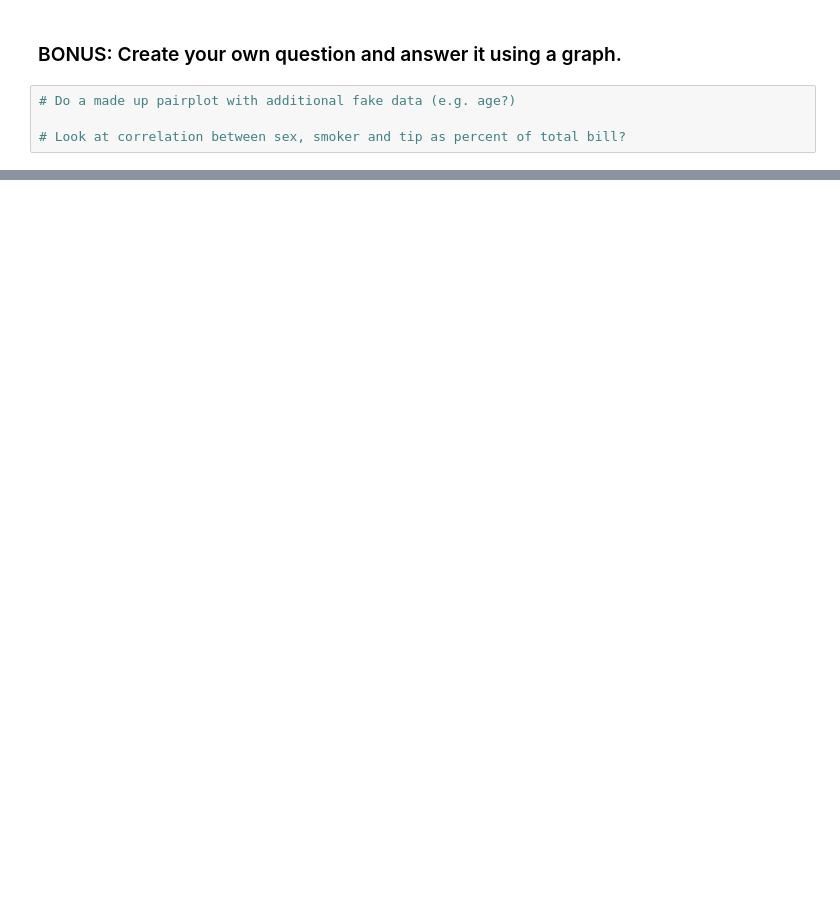
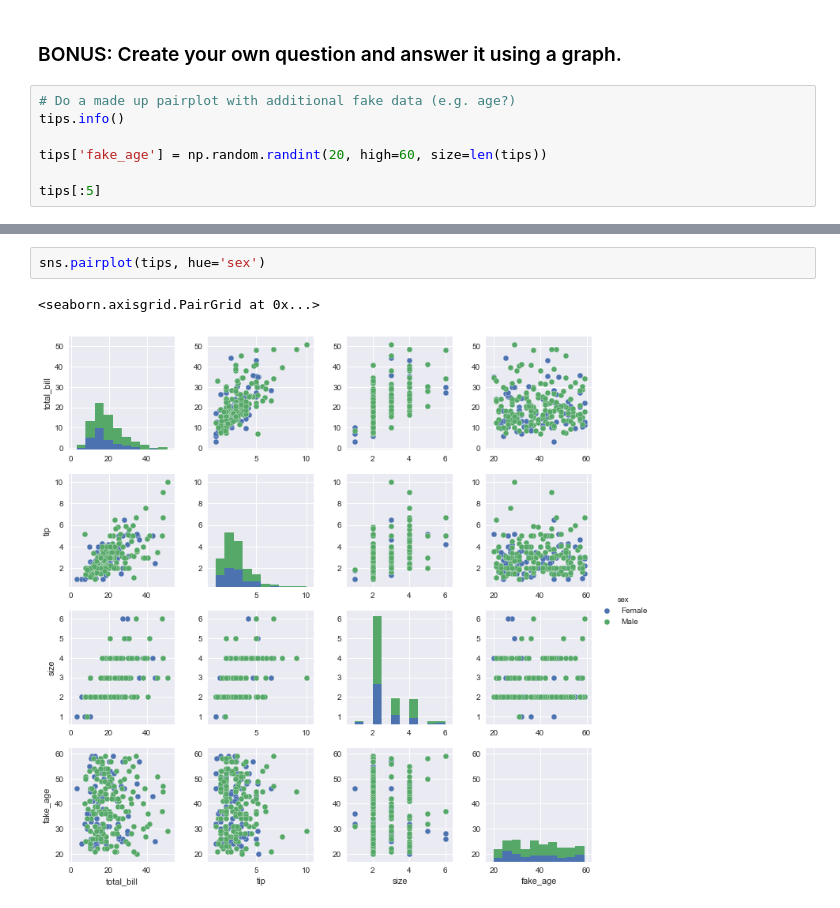
Before and after one commit to jordanmoritz/PandasExercises, a Jupyter notebook: pandas_exercises-master/07_Visualization/Tips/Exercises.ipynb, the cells around one changed output, grey strips where cells are left out. Drawn from its saved outputs; the diff is of its cells as text; blank space fills up the shorter version.

```diff
--- a/pandas_exercises-master/07_Visualization/Tips/Exercises.ipynb
+++ b/pandas_exercises-master/07_Visualization/Tips/Exercises.ipynb
@@ -172,6 +180,9 @@ hist.map(plt.hist, 'tip')
 ### BONUS: Create your own question and answer it using a graph.
 # %%
 # Do a made up pairplot with additional fake data (e.g. age?)
+tips.info()
 
-# Look at correlation between sex, smoker and tip as percent of total bill?
+tips['fake_age'] = np.random.randint(20, high=60, size=len(tips))
+
+tips[:5]
 # %% [output]
@@ -178,0 +208,5 @@ Index(['total_bill', 'tip', 'sex', 'smoker', 'day', 'time', 'size'], dtype='obje
+# %%
+sns.pairplot(tips, hue='sex')
+# %% [output]
+<seaborn.axisgrid.PairGrid at 0x...>
+[figure, added]
```
Also changed, not shown: parts of 6 cells of this notebook.
